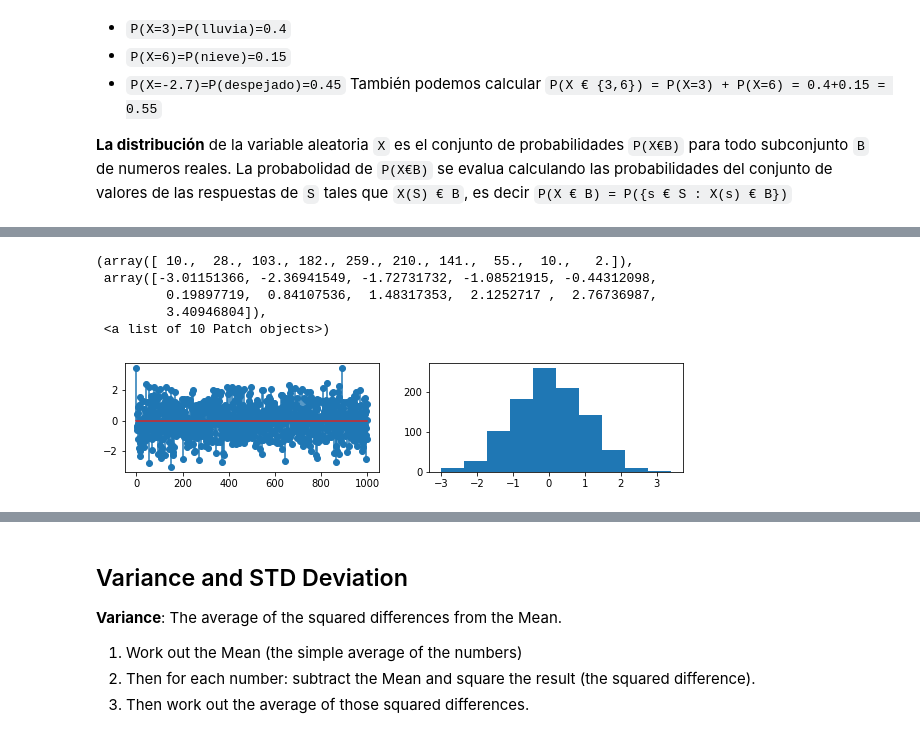
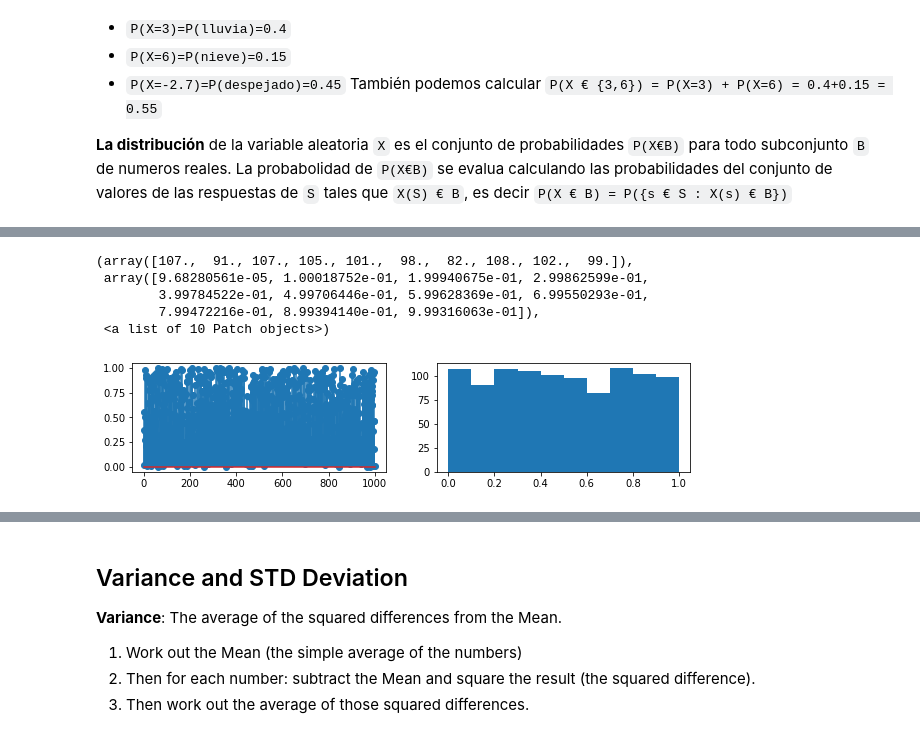
Before and after one commit to olmocorell/probability, a Jupyter notebook: 1-probability-definitions.ipynb, the cells around one changed output, grey strips where cells are left out. Drawn from its saved outputs; the diff is of its cells as text; code cells hidden in the pictures.

```diff
--- a/1-probability-definitions.ipynb
+++ b/1-probability-definitions.ipynb
@@ -38,22 +69,22 @@ las probabilidades del conjunto de valores de las respuestas de `S` tales que `X
 # %%
 %matplotlib inline
 import matplotlib.pyplot as plt
 # Random variable X (samples from Normal distribution)
-X = np.random.normal(size=1000)
+X = np.random.random(size=1000)
 
 # Check that the distribution is normal
 plt.figure(figsize=(10,2))
 plt.subplot(1,2,1)
 plt.stem(X,use_line_collection=True)
 plt.subplot(1,2,2)
 plt.hist(X)
 # %% [output]
-(array([ 10.,  28., 103., 182., 259., 210., 141.,  55.,  10.,   2.]),
- array([-3.01151366, -2.36941549, -1.72731732, -1.08521915, -0.44312098,
-         0.19897719,  0.84107536,  1.48317353,  2.1252717 ,  2.76736987,
-         3.40946804]),
+(array([107.,  91., 107., 105., 101.,  98.,  82., 108., 102.,  99.]),
+ array([9.68280561e-05, 1.00018752e-01, 1.99940675e-01, 2.99862599e-01,
+        3.99784522e-01, 4.99706446e-01, 5.99628369e-01, 6.99550293e-01,
+        7.99472216e-01, 8.99394140e-01, 9.99316063e-01]),
  <a list of 10 Patch objects>)
-[figure, old version]
+[figure, new version]
 # %% [markdown]
 ## Conditional Probability
 
```
Also changed, not shown: parts of 3 cells of this notebook, 8 other files.
